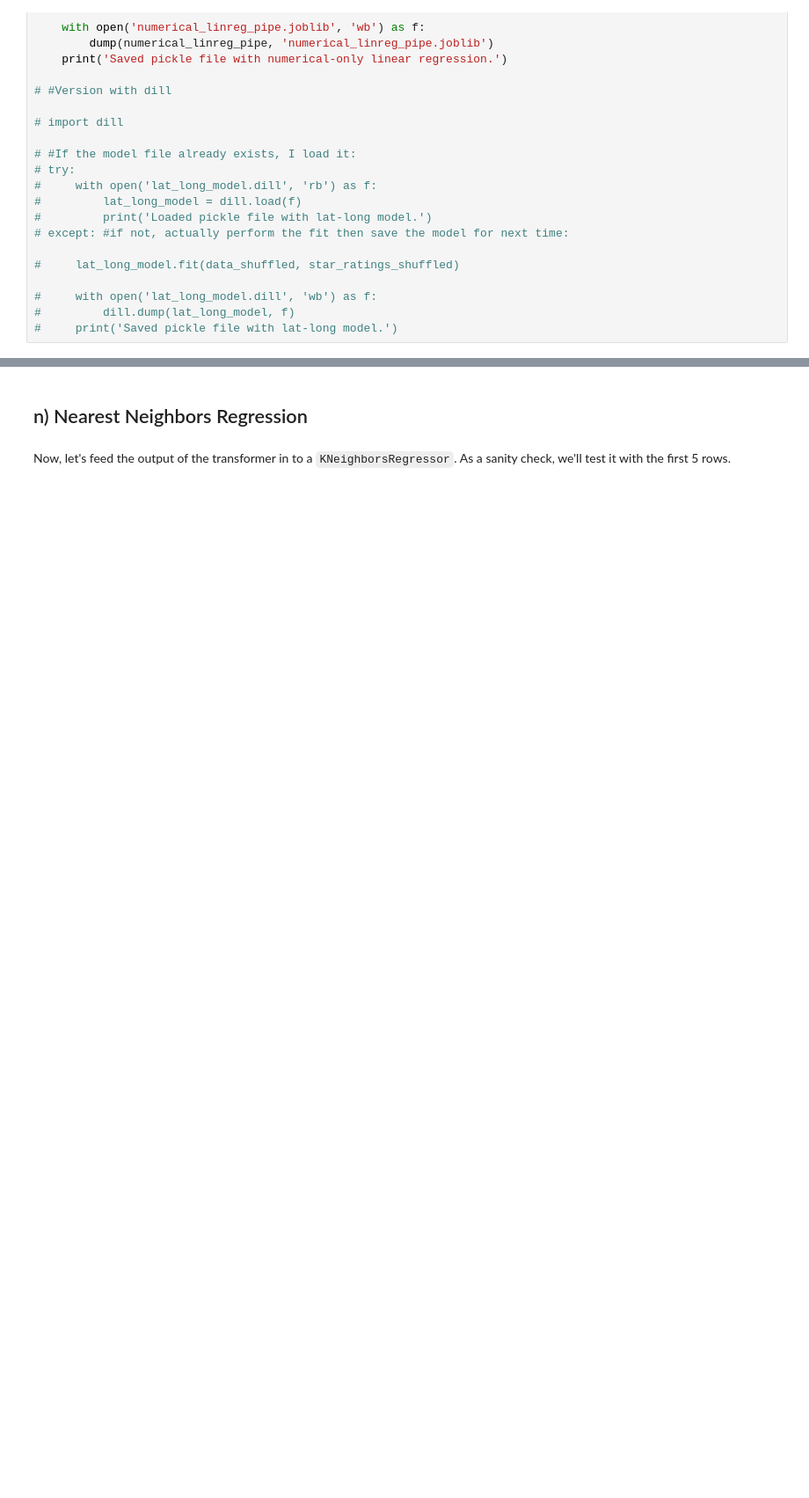
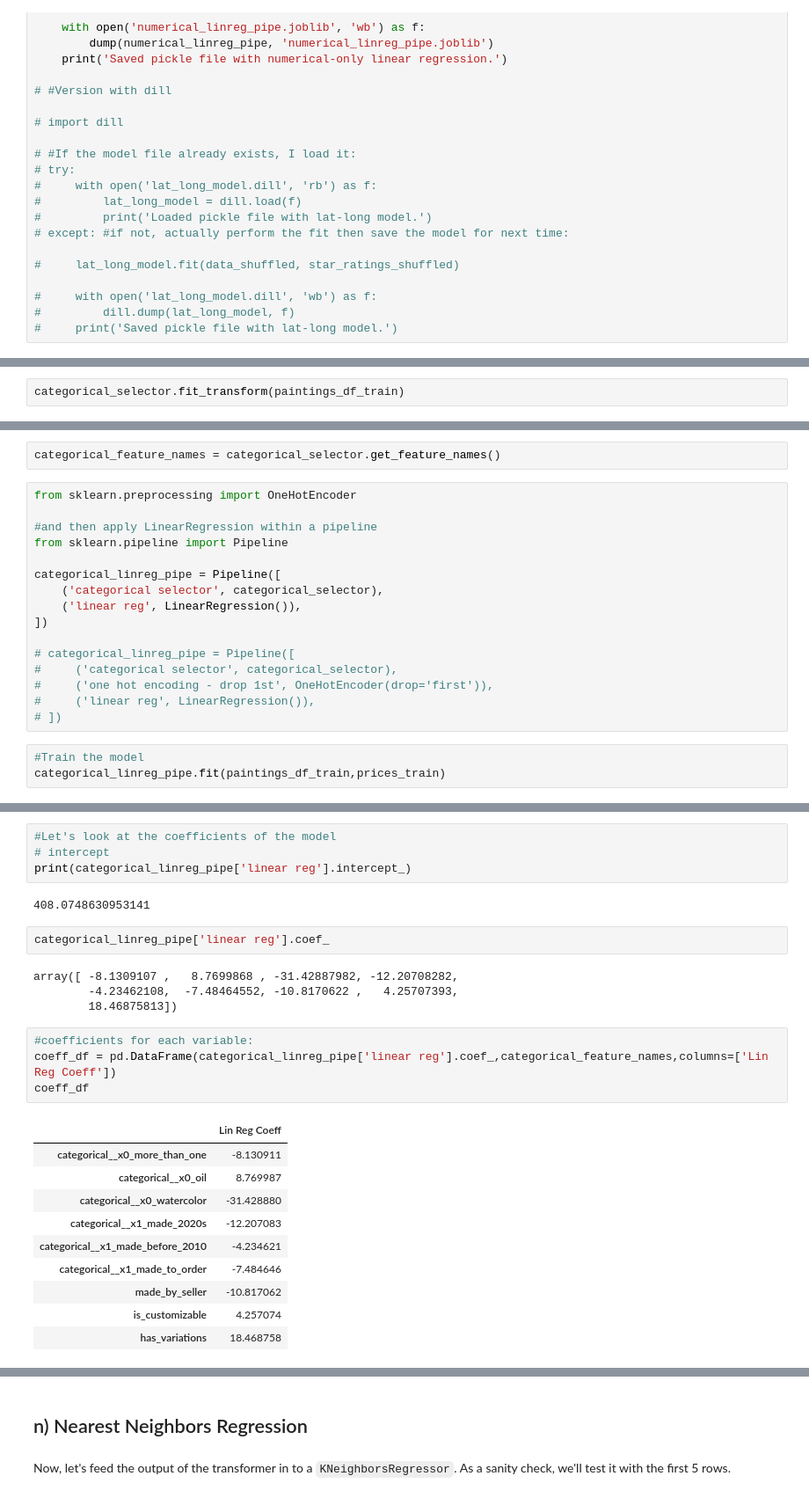
Before and after one commit to mischiatim/paintora, a Jupyter notebook: paintora_app_local_ml_models.ipynb, the cells around one changed output, grey strips where cells are left out. Shown: that part at 88% size. Cells and saved outputs as stored; diff of their text form; blank space fills up the shorter version.

```diff
--- a/paintora_app_local_ml_models.ipynb
+++ b/paintora_app_local_ml_models.ipynb
@@ -735,0 +920,2 @@ except: #if not, actually perform the fit then save the model for next time:
+# %%
+categorical_selector.fit_transform(paintings_df_train)
@@ -735,0 +930,21 @@ except: #if not, actually perform the fit then save the model for next time:
+# %%
+categorical_feature_names = categorical_selector.get_feature_names()
+# %%
+from sklearn.preprocessing import OneHotEncoder
+
+#and then apply LinearRegression within a pipeline
+from sklearn.pipeline import Pipeline
+
+categorical_linreg_pipe = Pipeline([
+    ('categorical selector', categorical_selector),
+    ('linear reg', LinearRegression()),
+])
+
+# categorical_linreg_pipe = Pipeline([
+#     ('categorical selector', categorical_selector),
+#     ('one hot encoding - drop 1st', OneHotEncoder(drop='first')),
+#     ('linear reg', LinearRegression()),
+# ])
+# %%
+#Train the model
+categorical_linreg_pipe.fit(paintings_df_train,prices_train)
@@ -735,0 +988,27 @@ except: #if not, actually perform the fit then save the model for next time:
+# %%
+#Let's look at the coefficients of the model
+# intercept
+print(categorical_linreg_pipe['linear reg'].intercept_)
+# %% [output]
+408.0748630953141
+# %%
+categorical_linreg_pipe['linear reg'].coef_
+# %% [output]
+array([ -8.1309107 ,   8.7699868 , -31.42887982, -12.20708282,
+        -4.23462108,  -7.48464552, -10.8170622 ,   4.25707393,
+        18.46875813])
+# %%
+#coefficients for each variable:
+coeff_df = pd.DataFrame(categorical_linreg_pipe['linear reg'].coef_,categorical_feature_names,columns=['Lin Reg Coeff'])
+coeff_df
+# %% [output]
+|  | Lin Reg Coeff |
+| categorical__x0_more_than_one | -8.130911 |
+| categorical__x0_oil | 8.769987 |
+| categorical__x0_watercolor | -31.428880 |
+| categorical__x1_made_2020s | -12.207083 |
+| categorical__x1_made_before_2010 | -4.234621 |
+| categorical__x1_made_to_order | -7.484646 |
+| made_by_seller | -10.817062 |
+| is_customizable | 4.257074 |
+| has_variations | 18.468758 |
```
Also changed, not shown: parts of 140 cells of this notebook.
